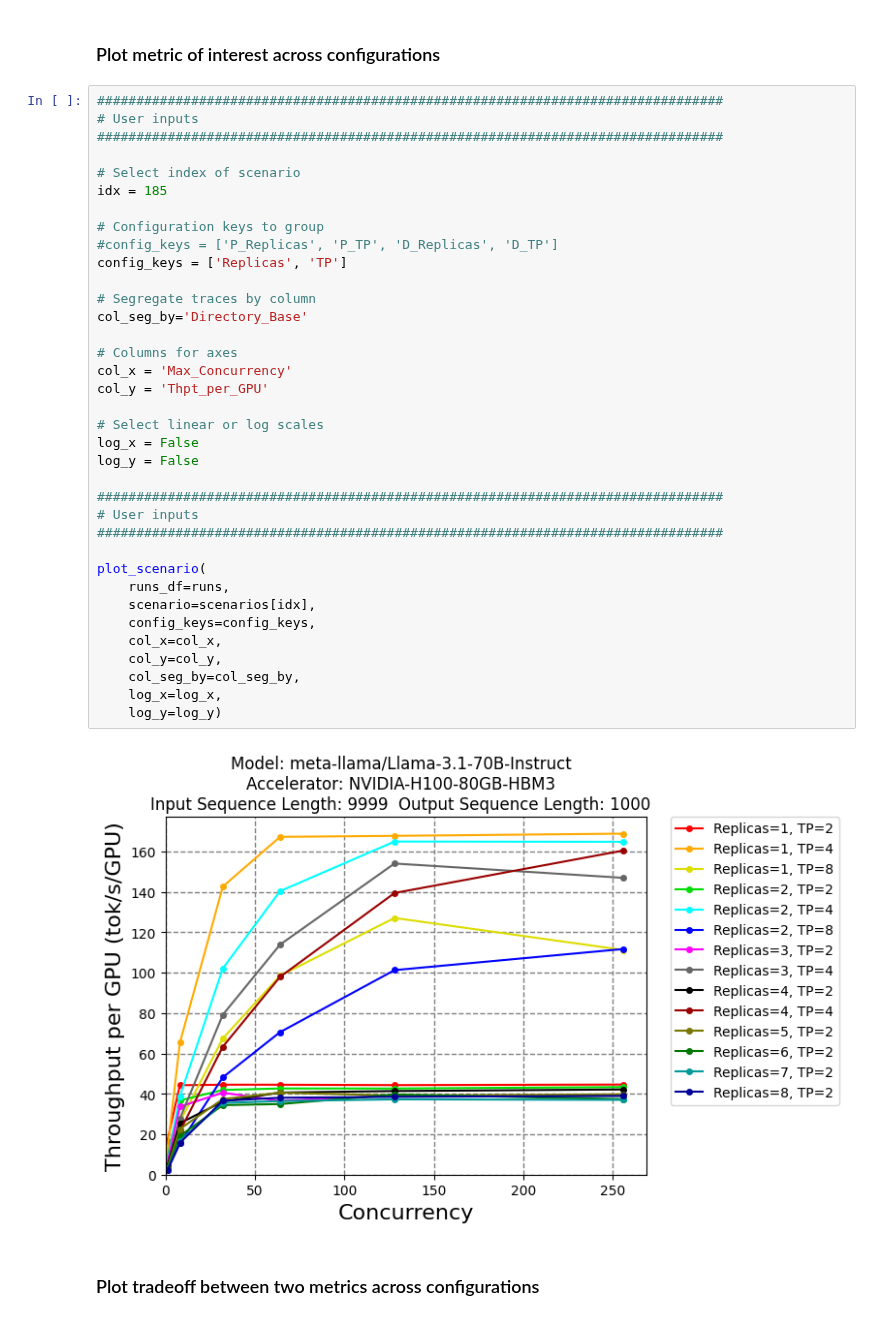
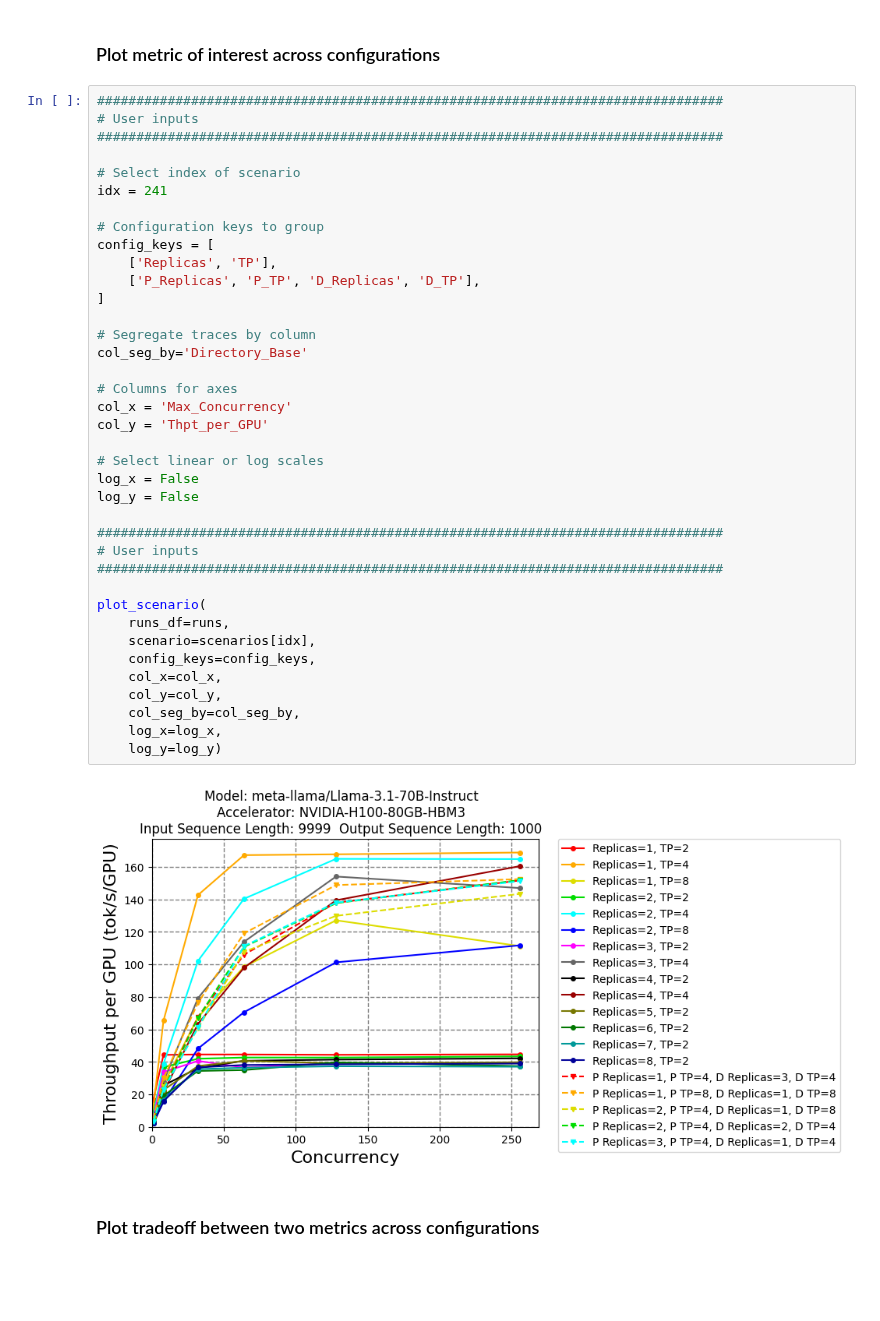
Before and after one commit to llm-d/llm-d-benchmark, a Jupyter notebook: analysis/analysis.ipynb, the cells around one changed output. Saved outputs shown, nothing was run; the diff lists cells and outputs as text; blank space fills up the shorter version.

Commit message:
Allow plots with multiple config_keys
Signed-off-by: Nick Masluk <nick@randombytes.net>

```diff
--- a/analysis/analysis.ipynb
+++ b/analysis/analysis.ipynb
@@ -84,38 +84,40 @@ IDX  Count  Model                              GPU                    ISL   OSL
 ################################################################################
 
 # Select index of scenario
-idx = 185
+idx = 241
 
 # Configuration keys to group
-#config_keys = ['P_Replicas', 'P_TP', 'D_Replicas', 'D_TP']
-config_keys = ['Replicas', 'TP']
+config_keys = [
+    ['Replicas', 'TP'],
+    ['P_Replicas', 'P_TP', 'D_Replicas', 'D_TP'],
+]
 
 # Segregate traces by column
 col_seg_by='Directory_Base'
 
 # Columns for axes
 col_x = 'Max_Concurrency'
 col_y = 'Thpt_per_GPU'
 
 # Select linear or log scales
 log_x = False
 log_y = False
 
 ################################################################################
 # User inputs
 ################################################################################
 
 plot_scenario(
     runs_df=runs,
     scenario=scenarios[idx],
     config_keys=config_keys,
     col_x=col_x,
     col_y=col_y,
     col_seg_by=col_seg_by,
     log_x=log_x,
     log_y=log_y)
 # %% [output]
-[figure, old version]
+[figure, new version]
 # %% [markdown]
 ### Plot tradeoff between two metrics across configurations
 # %%
```
Also changed, not shown: parts of 6 cells of this notebook, 1 other file.
